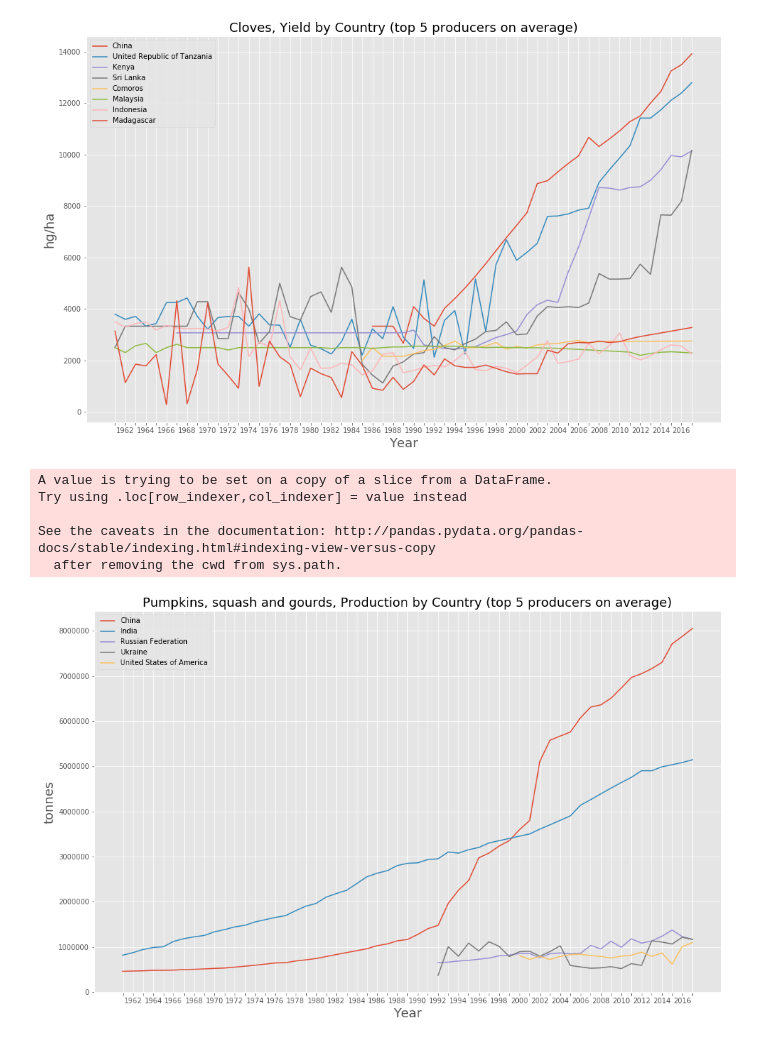
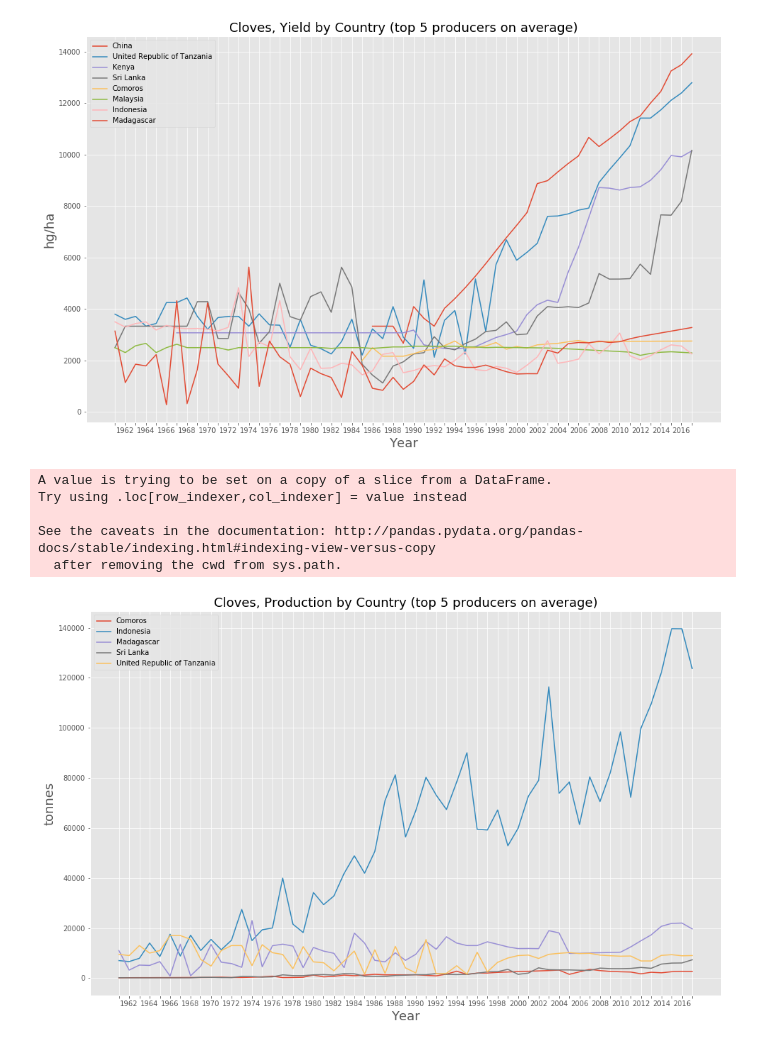
Before and after one commit to alyserecord/agricultural_yield, a Jupyter notebook: src/consistent_rate_change.ipynb, the cells around one changed output. Saved outputs shown, nothing was run; the diff lists cells and outputs as text; code cells hidden in the pictures.

```diff
--- a/src/consistent_rate_change.ipynb
+++ b/src/consistent_rate_change.ipynb
@@ -126,9 +126,9 @@ def plot_top_countries(crop,element='Yield'):
-# %%
-plot_top_countries('Pumpkins, squash and gourds','Production')
-# %% [output]
-A value is trying to be set on a copy of a slice from a DataFrame.
-Try using .loc[row_indexer,col_indexer] = value instead
-
-See the caveats in the documentation: http://pandas.pydata.org/pandas-docs/stable/indexing.html#indexing-view-versus-copy
-  after removing the cwd from sys.path.
-[figure, removed]
+# %%
+plot_top_countries('Cloves','Production')
+# %% [output]
+A value is trying to be set on a copy of a slice from a DataFrame.
+Try using .loc[row_indexer,col_indexer] = value instead
+
+See the caveats in the documentation: http://pandas.pydata.org/pandas-docs/stable/indexing.html#indexing-view-versus-copy
+  after removing the cwd from sys.path.
+[figure, added]
```
Also changed, not shown: parts of 1 cell of this notebook, 3 other files.
